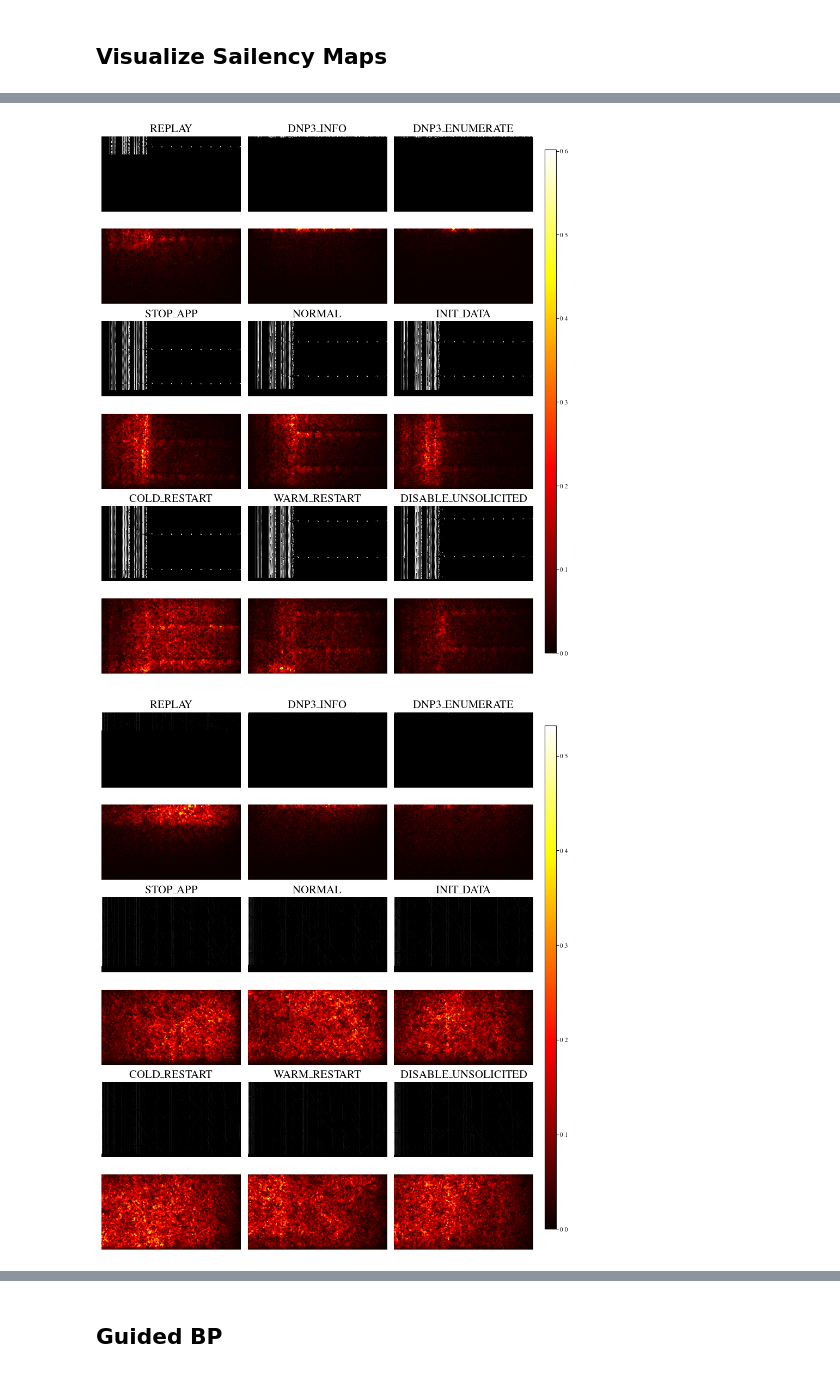
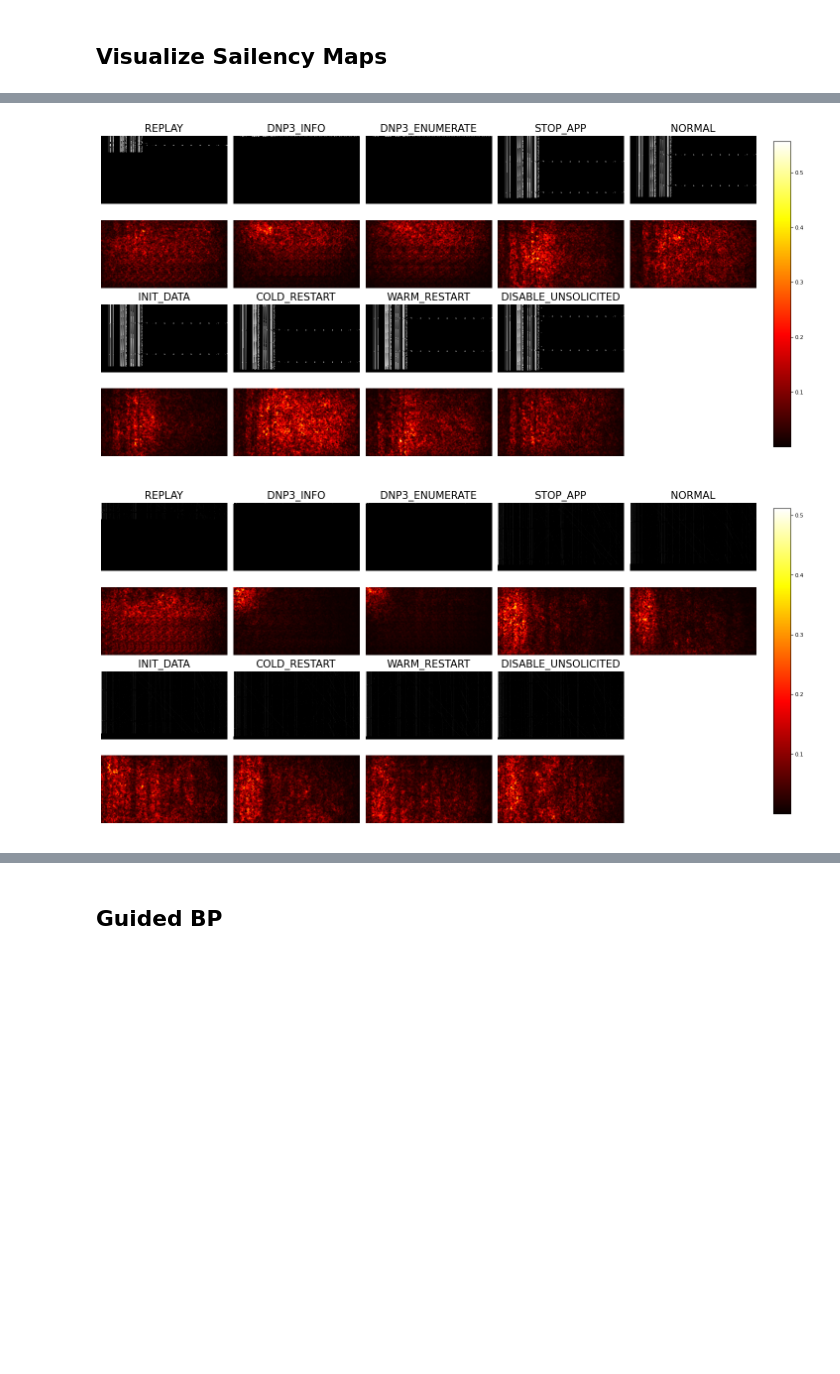
Before and after one commit to cs7org/i7-IDS, a Jupyter notebook: notebooks/image_feature_importance.ipynb, the cells around one changed output, grey strips where cells are left out. Cells and saved outputs as stored; diff of their text form; code cells hidden in the pictures; blank space fills up the shorter version.

```diff
--- a/notebooks/image_feature_importance.ipynb
+++ b/notebooks/image_feature_importance.ipynb
@@ -41,8 +41,8 @@ device = torch.device("cuda" if torch.cuda.is_available() else "cpu")
 normal_path = r"C:\Users\Viper\Desktop\thesis_code\results\image_classification\resnet18_nosampling\best_model_full.pth"
 normalized_path = r"C:\Users\Viper\Desktop\thesis_code\results\image_classification\resnet18_normalized_nosampling\best_model_full.pth"
 
-# normal_path = r"C:\Users\Viper\Desktop\thesis_code\results\image_classification\mobilenet_v3_large_nosampling\best_model_full.pth"
-# normalized_path = r"C:\Users\Viper\Desktop\thesis_code\results\image_classification\mobilenet_v3_large_normalized_nosampling\best_model_full.pth"
+normal_path = r"C:\Users\Viper\Desktop\thesis_code\results\image_classification\mobilenet_v3_large_nosampling\best_model_full.pth"
+normalized_path = r"C:\Users\Viper\Desktop\thesis_code\results\image_classification\mobilenet_v3_large_normalized_nosampling\best_model_full.pth"
 
 
 model_name = "resnet18" if "resnet18" in normal_path else "mobilenetv3l"
@@ -327,7 +327,11 @@ from mpl_toolkits.axes_grid1.inset_locator import inset_axes
 
 
 def plot_images_and_saliency_grid(
-    data_list, save_as: str, individual_colorbars: bool = True
+    data_list,
+    save_as: str,
+    individual_colorbars: bool = True,
+    nrows: int = 3,
+    ncols: int = 3,
 ):
     """
     Academically formatted visualization of images and saliency maps for multiple classes.
@@ -342,7 +346,7 @@ def plot_images_and_saliency_grid(
                               If False, show a single colorbar for all.
     """
     num_classes = len(data_list)
-    cols = 3
+    cols = ncols
     rows = (num_classes + cols - 1) // cols
 
     fig, axes = plt.subplots(rows * 2, cols, figsize=(3.5 * cols, 2.2 * rows * 2))
@@ -387,37 +391,39 @@ def plot_images_and_saliency_grid(
         axes[row, col].axis("off")
         axes[row + 1, col].axis("off")
 
     if not individual_colorbars:
         # Add a single colorbar for all saliency maps
         fig.subplots_adjust(right=0.88, wspace=0.05, hspace=0.01)
         cbar_ax = fig.add_axes([0.90, 0.15, 0.02, 0.7])  # [left, bottom, width, height]
         cbar = fig.colorbar(im, cax=cbar_ax)
         cbar.ax.tick_params(labelsize=8, pad=2)
 
     # Save the figure
     if save_as:
         # fig.savefig(save_as, bbox_inches="tight", dpi=300)
         # plt.subplots_adjust(
         #     left=0.05, right=0.88, top=0.9, bottom=0.03, wspace=0.05, hspace=0.01
         # )
         fig.savefig(save_as, dpi=300)
     plt.show()
     plt.close(fig)
 
 
 plot_images_and_saliency_grid(
     [[pred[0], pred[1], pred[3]] for pred in predictions],
-    save_as=f"sailency_normal_{model_name}.pdf",
+    save_as=f"saliency_normal_{model_name}.pdf",
     individual_colorbars=False,
+    ncols=5,
 )
 plot_images_and_saliency_grid(
     [[pred[0], pred[2], pred[4]] for pred in predictions],
-    save_as=f"sailency_normalized_{model_name}.pdf",
+    save_as=f"saliency_normalized_{model_name}.pdf",
     individual_colorbars=False,
+    ncols=5,
 )
 # %% [output]
-[figure, old version]
+[figure, new version]
-[figure, old version]
+[figure, new version]
 # %%
 class ClfModel(torch.nn.Module):
     def __init__(self, model):
```
Also changed, not shown: parts of 1 cell of this notebook, 2 other files.
